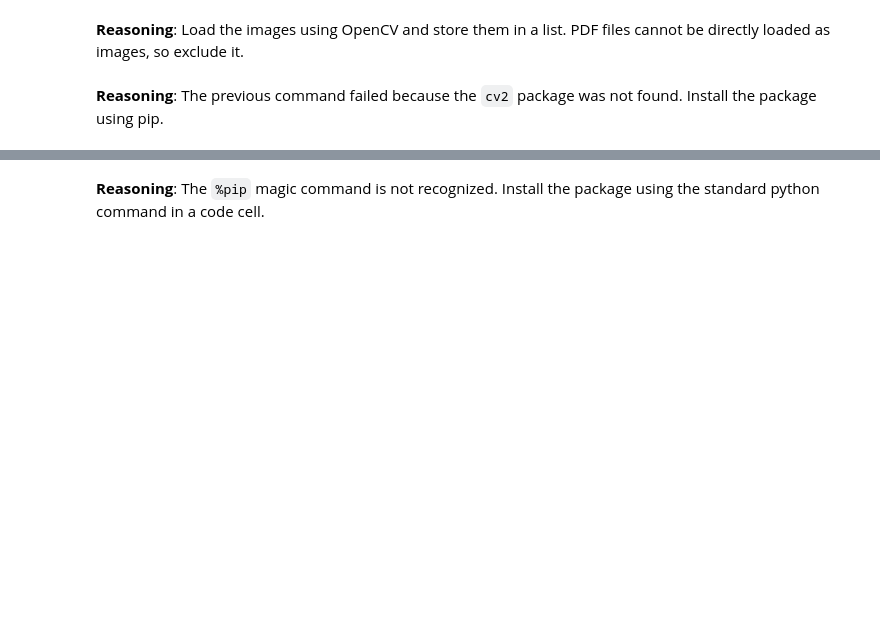
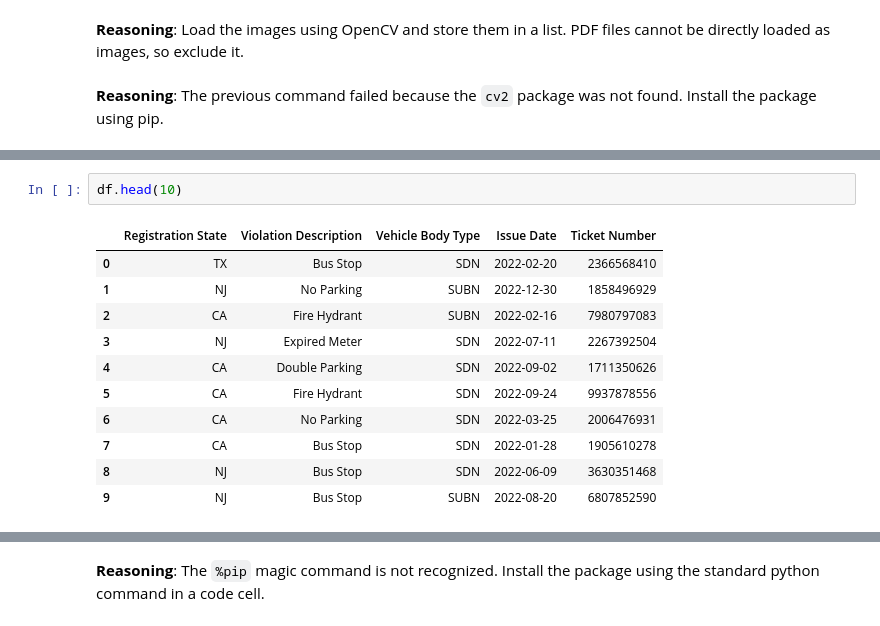
Before and after one commit to microsoft/.github, a Jupyter notebook: Cosmic_Simulation_AI_and_Audio.ipynb, the cells around one changed output, grey strips where cells are left out. Drawn from its saved outputs; the diff is of its cells as text; blank space fills up the shorter version.

```diff
--- a/Cosmic_Simulation_AI_and_Audio.ipynb
+++ b/Cosmic_Simulation_AI_and_Audio.ipynb
@@ -77,0 +225,14 @@ Julia does not use the IPython `%magic` syntax.   To interact with the IJulia ke
+# %%
+df.head(10)
+# %% [output]
+|  | Registration State | Violation Description | Vehicle Body Type | Issue Date | Ticket Number |
+| 0 | TX | Bus Stop | SDN | 2022-02-20 | 2366568410 |
+| 1 | NJ | No Parking | SUBN | 2022-12-30 | 1858496929 |
+| 2 | CA | Fire Hydrant | SUBN | 2022-02-16 | 7980797083 |
+| 3 | NJ | Expired Meter | SDN | 2022-07-11 | 2267392504 |
+| 4 | CA | Double Parking | SDN | 2022-09-02 | 1711350626 |
+| 5 | CA | Fire Hydrant | SDN | 2022-09-24 | 9937878556 |
+| 6 | CA | No Parking | SDN | 2022-03-25 | 2006476931 |
+| 7 | CA | Bus Stop | SDN | 2022-01-28 | 1905610278 |
+| 8 | NJ | Bus Stop | SDN | 2022-06-09 | 3630351468 |
+| 9 | NJ | Bus Stop | SUBN | 2022-08-20 | 6807852590 |
```
Also changed, not shown: parts of 17 cells of this notebook.
